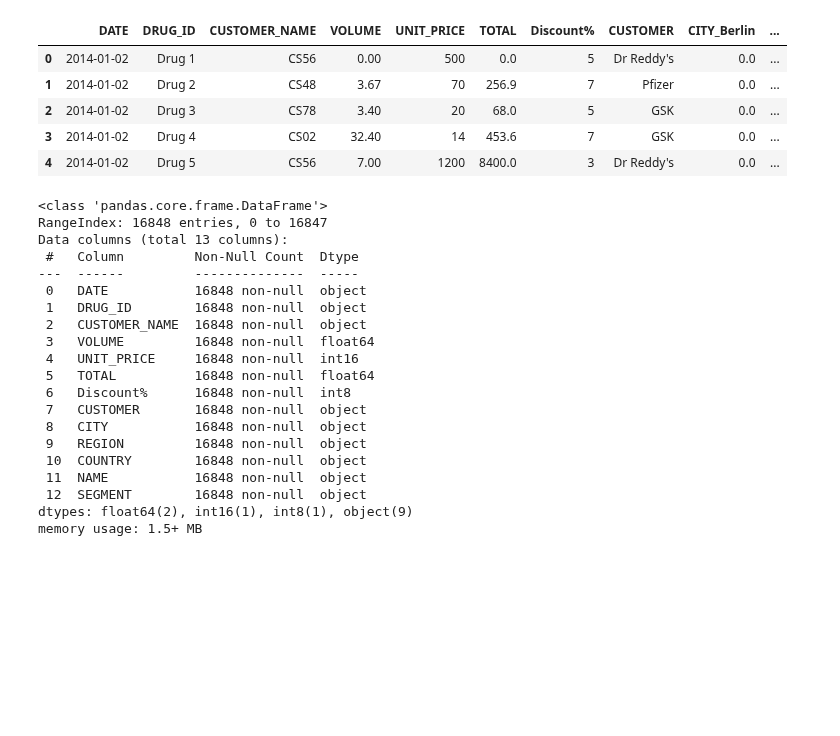
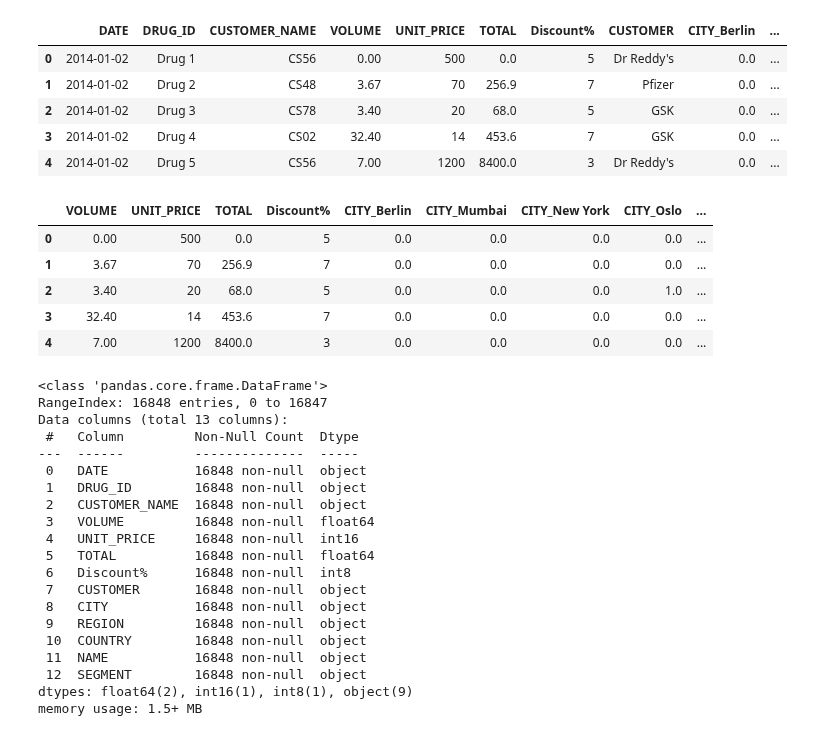
Before and after one commit to SohamLTI/Sarkar, a Jupyter notebook: ParmaTest.ipynb, the cells around one changed output. Cells and saved outputs as stored; diff of their text form; code cells hidden in the pictures; blank space fills up the shorter version.

```diff
--- a/ParmaTest.ipynb
+++ b/ParmaTest.ipynb
@@ -207,7 +207,16 @@ data.head()
 | 3 | 2014-01-02 | Drug 4 | CS02 | 32.40 | 14 | 453.6 | 7 | GSK | 0.0 | ... |
 | 4 | 2014-01-02 | Drug 5 | CS56 | 7.00 | 1200 | 8400.0 | 3 | Dr Reddy's | 0.0 | ... |
 # %%
-data.drop(['CITY', 'REGION', 'COUNTRY', 'SEGMENT', 'NAME'], axis=1, inplace=True)
+data.drop(['DATE', 'DRUG_ID', 'CUSTOMER_NAME', 'CUSTOMER'], axis=1, inplace=True)
+# %%
+data.head()
+# %% [output]
+|  | VOLUME | UNIT_PRICE | TOTAL | Discount% | CITY_Berlin | CITY_Mumbai | CITY_New York | CITY_Oslo | ... |
+| 0 | 0.00 | 500 | 0.0 | 5 | 0.0 | 0.0 | 0.0 | 0.0 | ... |
+| 1 | 3.67 | 70 | 256.9 | 7 | 0.0 | 0.0 | 0.0 | 0.0 | ... |
+| 2 | 3.40 | 20 | 68.0 | 5 | 0.0 | 0.0 | 0.0 | 1.0 | ... |
+| 3 | 32.40 | 14 | 453.6 | 7 | 0.0 | 0.0 | 0.0 | 0.0 | ... |
+| 4 | 7.00 | 1200 | 8400.0 | 3 | 0.0 | 0.0 | 0.0 | 0.0 | ... |
 # %%
 import subprocess
 import sys
```
